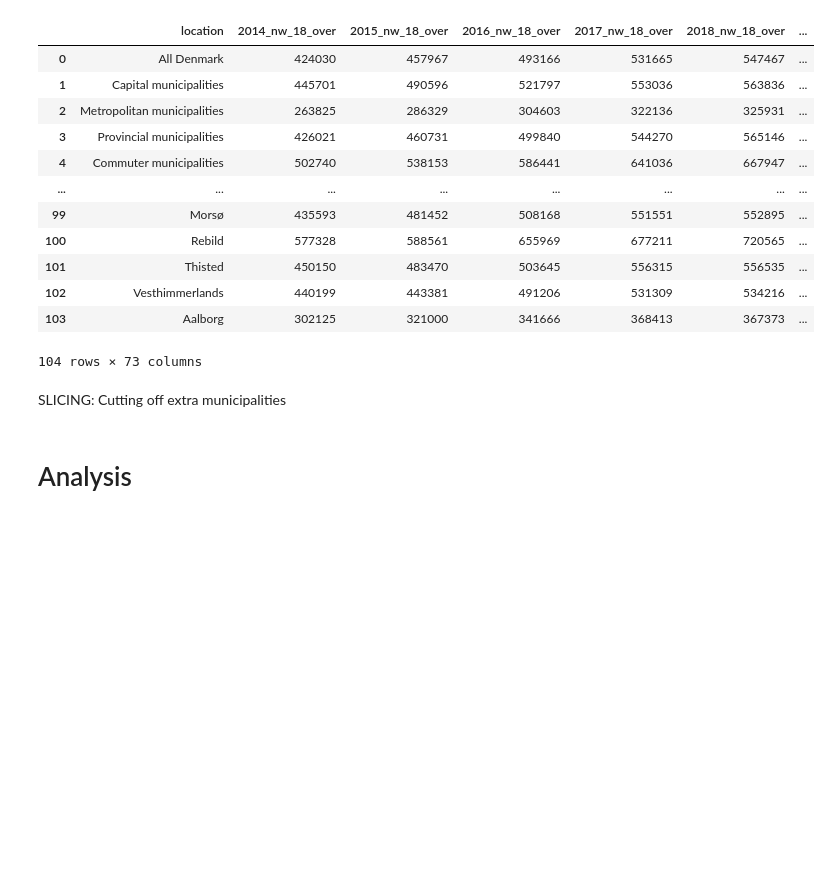
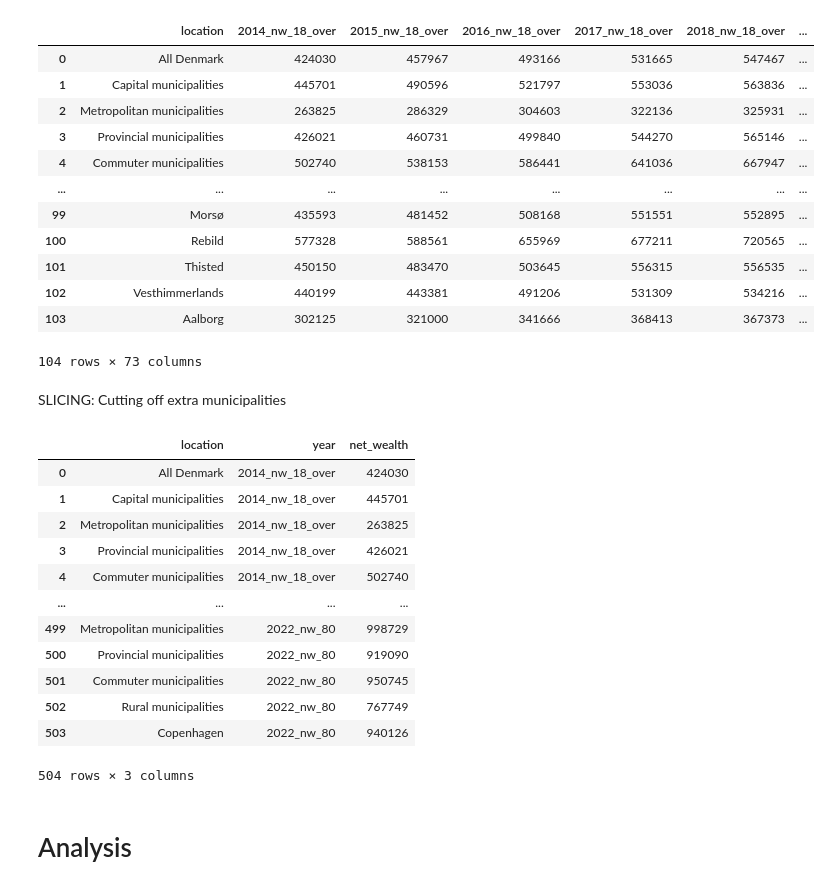
Before and after one commit to NumEconCopenhagen/projects-2024-petra-maritza-noah, a Jupyter notebook: dataproject/Maritza.ipynb, the cells around one changed output. Drawn from its saved outputs; the diff is of its cells as text; code cells hidden in the pictures; blank space fills up the shorter version.

```diff
--- a/dataproject/Maritza.ipynb
+++ b/dataproject/Maritza.ipynb
@@ -21,7 +34,7 @@ The autoreload extension is already loaded. To reload it, use:
 # %% [markdown]
 First we show what we do with the first set of data, then we do the same for all the other datasets, the only difference is the age-range considered. We do this to enable us to later merge the data with the different age-range specified
 # %%
-filename = r'C:\Users\PC\Dropbox\0. Personal\000. Maestría\0. University of Copenhagen - MSc Economics\Courses\6. Introduction Programming\projects-2024-petra-maritza-noah\dataproject\relative_poverty.xlsx'
+filename = 'relative_poverty.xlsx'
 rp_tot = pd.read_excel(filename, sheet_name= 'Age-total')
 rp_tot
 # %% [output]
@@ -102,7 +115,7 @@ rp_17
 # %%
 #Here we compute the same operations but using the Net Wealth dataset instead:
 
-filename2 = r'C:\Users\PC\Dropbox\0. Personal\000. Maestría\0. University of Copenhagen - MSc Economics\Courses\6. Introduction Programming\projects-2024-petra-maritza-noah\dataproject\net_wealth.xlsx'
+filename2 = 'net_wealth.xlsx'
 nw_18_over = pd.read_excel(filename2, sheet_name= '18-over')
 
 #Renaming columns
@@ -240,7 +253,21 @@ merged_nw_final = merged_nw.iloc[:7]
 # %%
 #Here we just flip the dataset, to make it easier to read
 nw_long = pd.melt(merged_nw_final, id_vars=['location'], var_name='year', value_name='net_wealth')
-#nw_long
+nw_long
+# %% [output]
+|  | location | year | net_wealth |
+| 0 | All Denmark | 2014_nw_18_over | 424030 |
+| 1 | Capital municipalities | 2014_nw_18_over | 445701 |
+| 2 | Metropolitan municipalities | 2014_nw_18_over | 263825 |
+| 3 | Provincial municipalities | 2014_nw_18_over | 426021 |
+| 4 | Commuter municipalities | 2014_nw_18_over | 502740 |
+| ... | ... | ... | ... |
+| 499 | Metropolitan municipalities | 2022_nw_80 | 998729 |
+| 500 | Provincial municipalities | 2022_nw_80 | 919090 |
+| 501 | Commuter municipalities | 2022_nw_80 | 950745 |
+| 502 | Rural municipalities | 2022_nw_80 | 767749 |
+| 503 | Copenhagen | 2022_nw_80 | 940126 |
+504 rows × 3 columns
 # %%
 #We do the same also for the two other datasets, the one on relative poverty and the one on negative net wealth
 merged_nnw_final = merged_nnw.iloc[:7]
```
Also changed, not shown: parts of 14 cells of this notebook, 2 other files.
